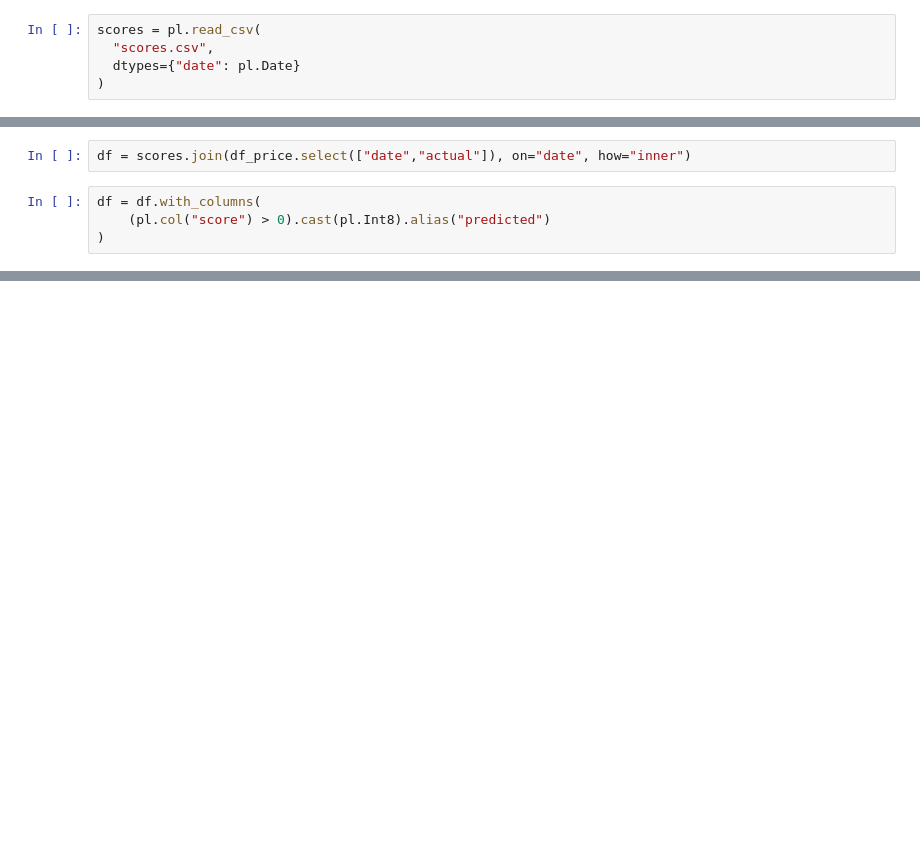
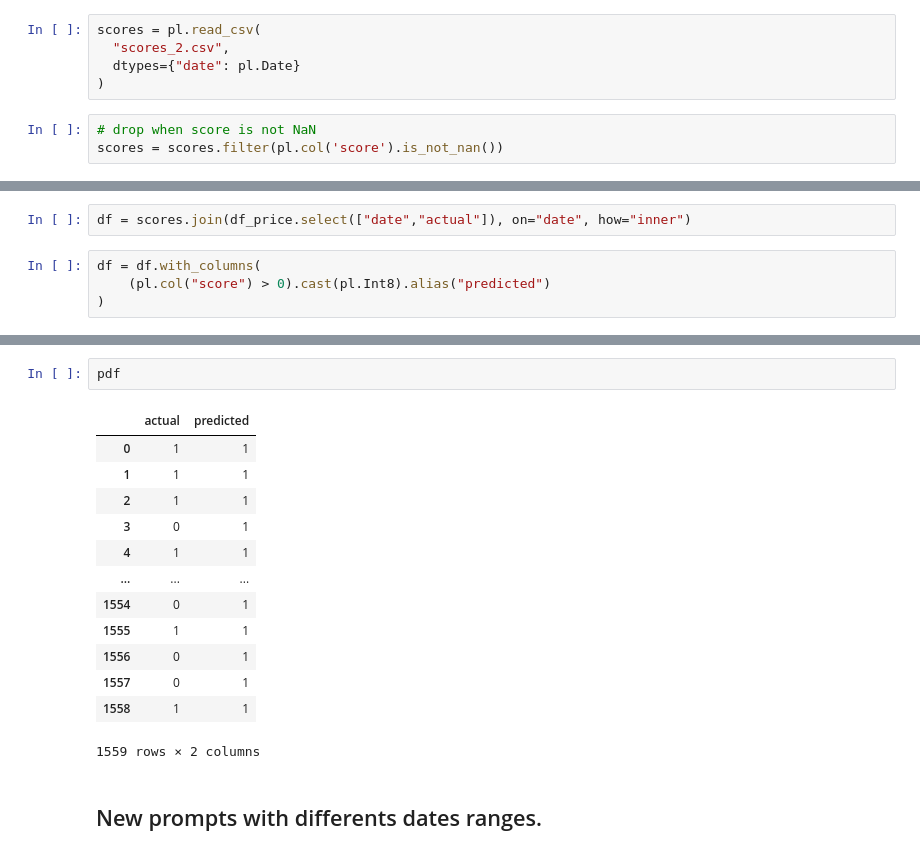
Before and after one commit to faunebl/crypto-sentiment, a Jupyter notebook: sandbox_ambroise.ipynb, the cells around one changed output, grey strips where cells are left out. Drawn from its saved outputs; the diff is of its cells as text; blank space fills up the shorter version.

```diff
--- a/sandbox_ambroise.ipynb
+++ b/sandbox_ambroise.ipynb
@@ -81,8 +80,11 @@ shape: (5, 5)
 # %%
 scores = pl.read_csv(
-  "scores.csv",
+  "scores_2.csv",
   dtypes={"date": pl.Date}
 )
+# %%
+# drop when score is not NaN
+scores = scores.filter(pl.col('score').is_not_nan())
 # %%
 min_date = scores["date"].min()
 max_date = scores["date"].max()
@@ -202,0 +188,18 @@ Recall         : 0.833
+# %%
+pdf
+# %% [output]
+|  | actual | predicted |
+| 0 | 1 | 1 |
+| 1 | 1 | 1 |
+| 2 | 1 | 1 |
+| 3 | 0 | 1 |
+| 4 | 1 | 1 |
+| ... | ... | ... |
+| 1554 | 0 | 1 |
+| 1555 | 1 | 1 |
+| 1556 | 0 | 1 |
+| 1557 | 0 | 1 |
+| 1558 | 1 | 1 |
+1559 rows × 2 columns
+# %% [markdown]
+## New prompts with differents dates ranges.
```
Also changed, not shown: parts of 16 cells of this notebook, 6 other files.
